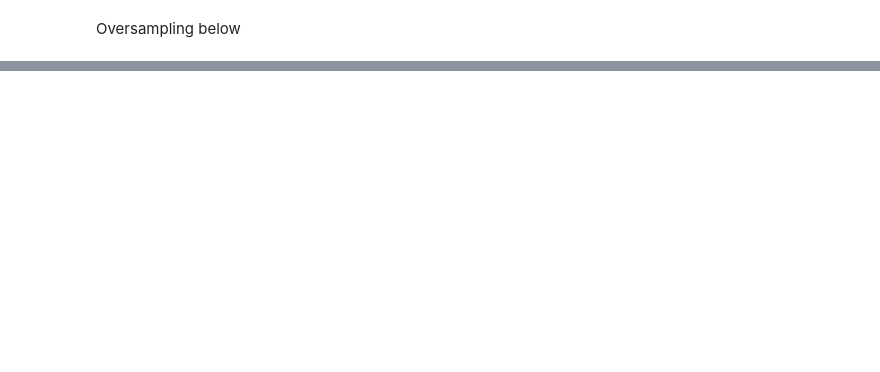
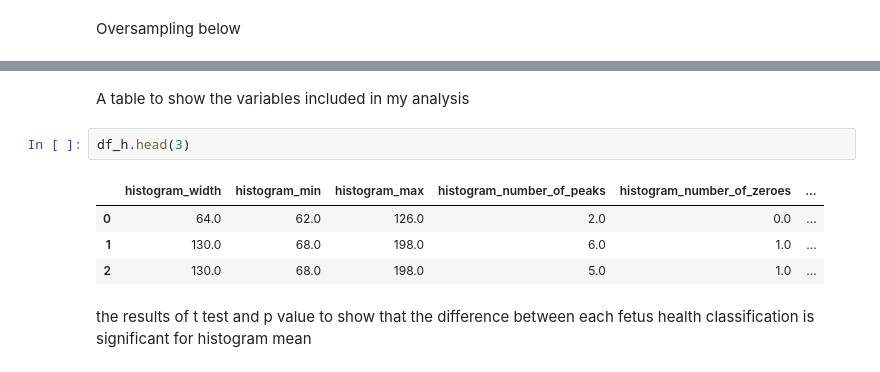
Before and after one commit to ellaodinec/EllaOdinec, a Jupyter notebook: Ella_Odinec_Data_Science_Research_Final_Code.ipynb, the cells around one changed output, grey strips where cells are left out. Drawn from its saved outputs; the diff is of its cells as text; blank space fills up the shorter version.

```diff
--- a/Ella_Odinec_Data_Science_Research_Final_Code.ipynb
+++ b/Ella_Odinec_Data_Science_Research_Final_Code.ipynb
@@ -756,0 +1287,11 @@ Oversampling below
+# %% [markdown]
+A table to show the variables included in my analysis
+# %%
+df_h.head(3)
+# %% [output]
+|  | histogram_width | histogram_min | histogram_max | histogram_number_of_peaks | histogram_number_of_zeroes | ... |
+| 0 | 64.0 | 62.0 | 126.0 | 2.0 | 0.0 | ... |
+| 1 | 130.0 | 68.0 | 198.0 | 6.0 | 1.0 | ... |
+| 2 | 130.0 | 68.0 | 198.0 | 5.0 | 1.0 | ... |
+# %% [markdown]
+the results of t test and p value to show that the difference between each fetus health classification is significant for histogram mean
```
Also changed, not shown: parts of 71 cells of this notebook.
